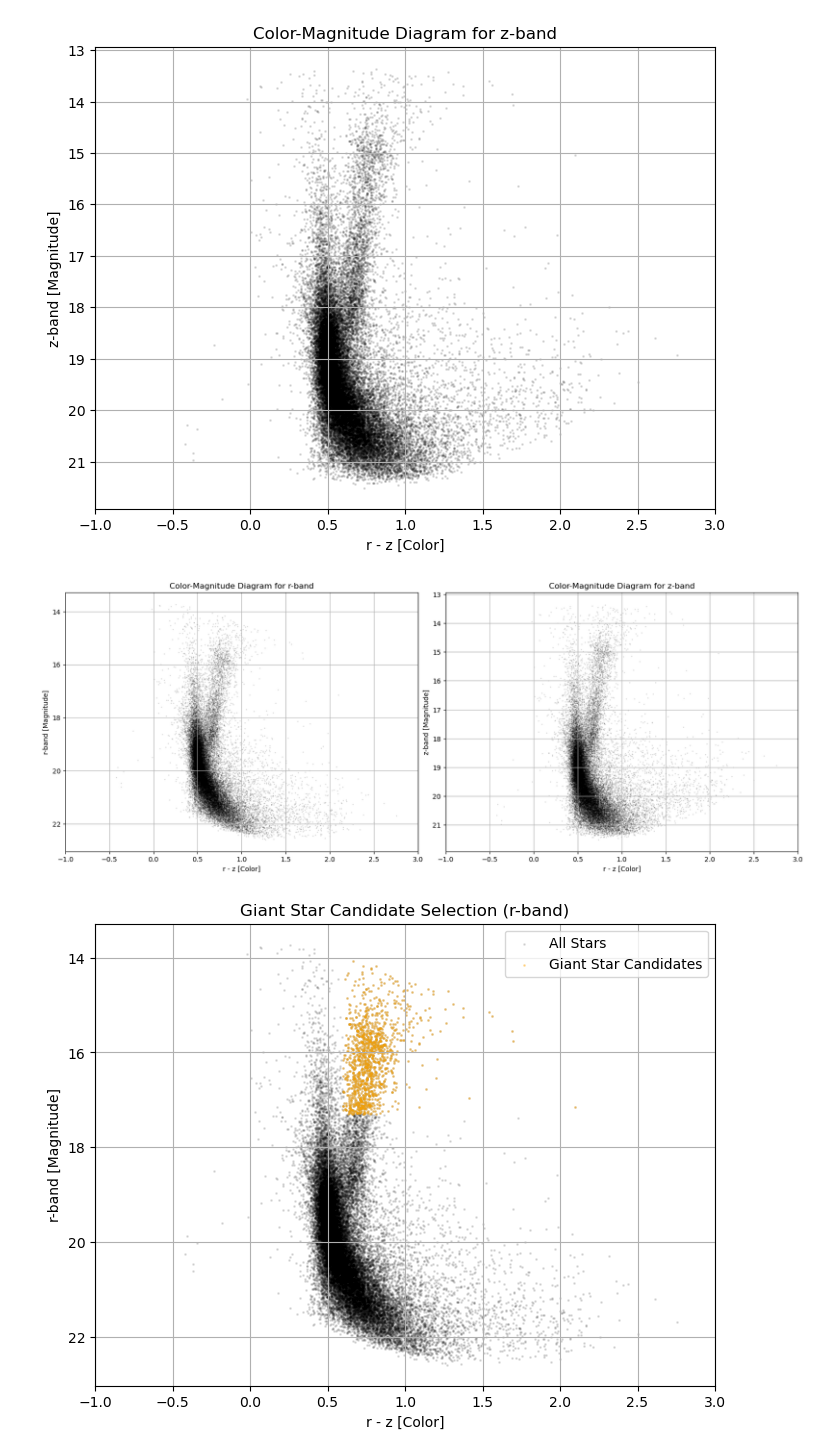
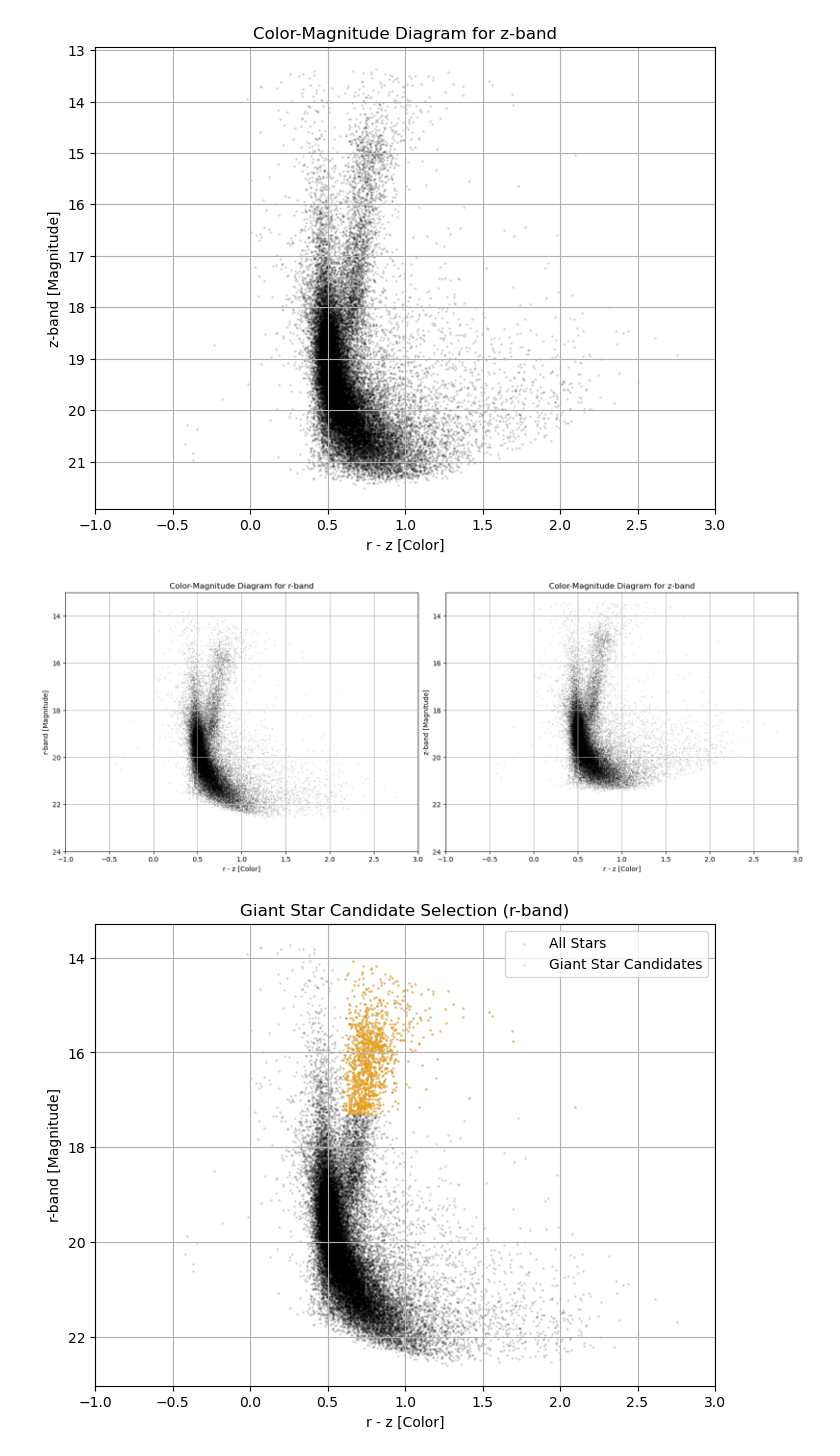
Before and after one commit to NireAstro/SURP2025, a Jupyter notebook: fit_models/cleaned_colorcut.ipynb, the cells around one changed output. Saved outputs shown, nothing was run; the diff lists cells and outputs as text; code cells hidden in the pictures.

```diff
--- a/fit_models/cleaned_colorcut.ipynb
+++ b/fit_models/cleaned_colorcut.ipynb
@@ -420,32 +432,34 @@ plt.show()
 # %%
 fig, (ax1, ax2) = plt.subplots(1, 2, figsize=(16, 6)) # Increased width for side-by-side
 plt.tight_layout()
 
 # --- Plot CMD for r-mag on the first subplot (ax1) ---
 ax1.scatter(color_index, magnitude_values_r, s=1, color='black', alpha=0.1)
 
 ax1.set_xlim(-1, 3)
 ax1.invert_yaxis() # Brighter stars at the top
+ax1.set_ylim(24, 13)
 
 ax1.set_xlabel(f"{color_band_1} - {color_band_2} [Color]")
 ax1.set_ylabel(f"{magnitude_band}-band [Magnitude]")
 ax1.set_title("Color-Magnitude Diagram for r-band")
 ax1.grid(True)
 
 # --- Plot CMD for z-mag on the second subplot (ax2) ---
 ax2.scatter(color_index, magnitude_values_z, s=1, color='black', alpha=0.1)
 
 ax2.set_xlim(-1, 3)
 ax2.invert_yaxis() # Brighter stars at the top
+ax2.set_ylim(24, 13)
 
 ax2.set_xlabel(f"{color_band_1} - {color_band_2} [Color]")
 ax2.set_ylabel(f"{color_band_2}-band [Magnitude]")
 ax2.set_title("Color-Magnitude Diagram for z-band")
 ax2.grid(True)
 
 plt.show()
 # %% [output]
-[figure, old version]
+[figure, new version]
 # %%
 # Plot Giant Star Candidates on CMD for r-mag
 giant_fig = plt.figure(figsize = (8, 6))
```
Also changed, not shown: parts of 17 cells of this notebook, 8 other files.
